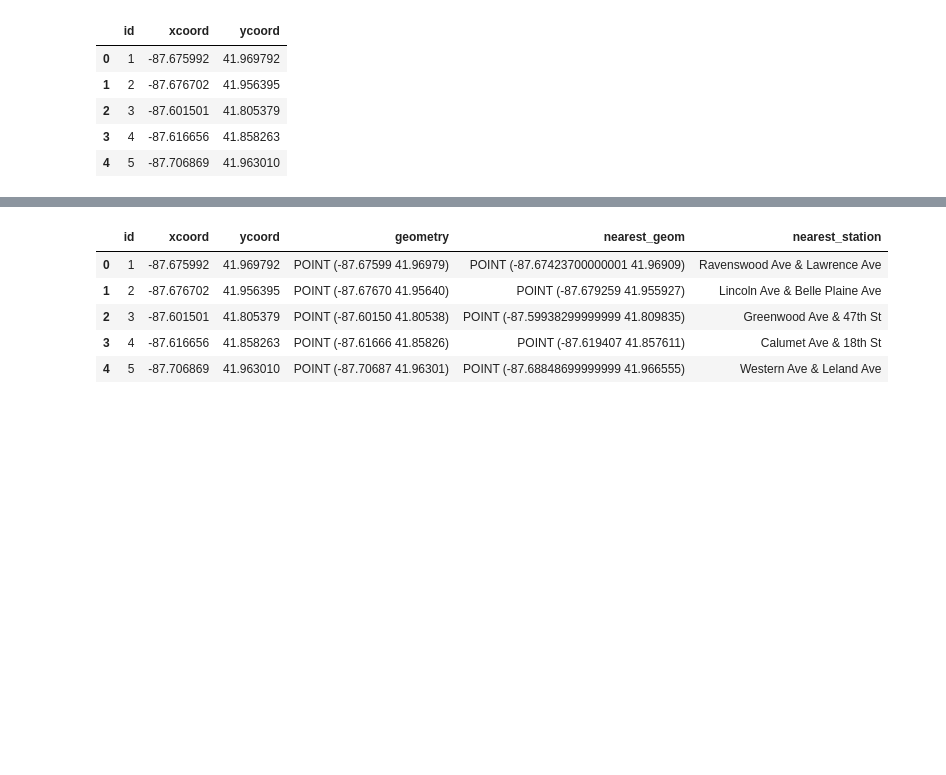
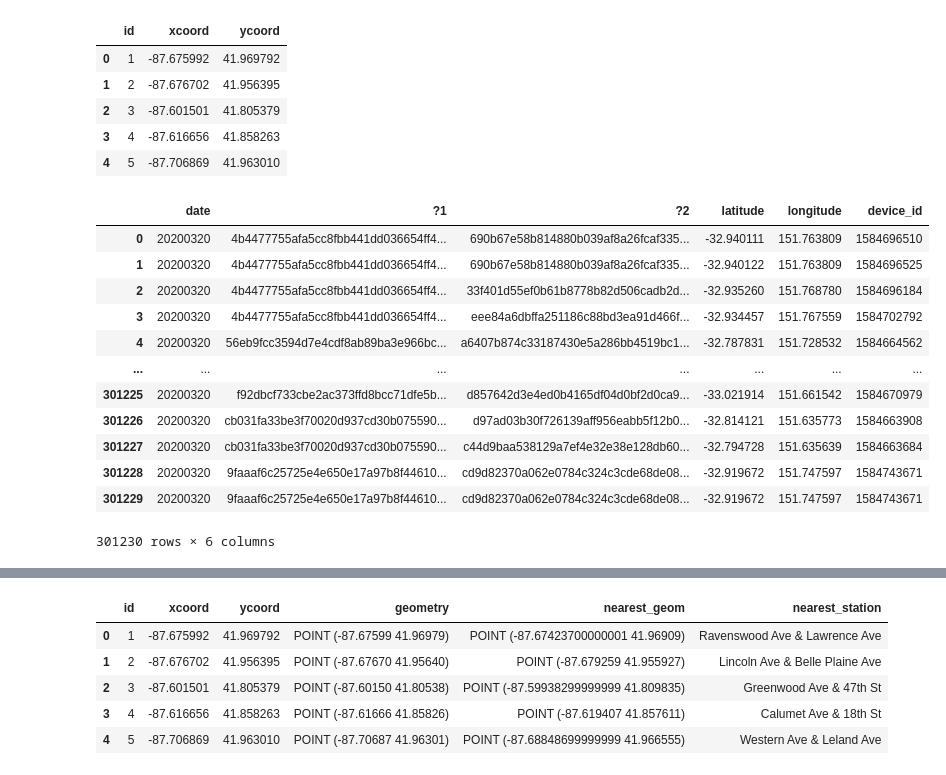
Before and after one commit to blakeelias/COVID_data_exploration, a Jupyter notebook: code/data_exploration/NNA.ipynb, the cells around one changed output, grey strips where cells are left out. Drawn from its saved outputs; the diff is of its cells as text; code cells hidden in the pictures; blank space fills up the shorter version.

```diff
--- a/code/data_exploration/NNA.ipynb
+++ b/code/data_exploration/NNA.ipynb
@@ -55,3 +53,6 @@ device_locations = unique_devices.single_device_tracking('../../')
+# %%
+#device_locations = unique_devices.single_device_tracking('../../')
+device_locations = unique_devices.all_device_tracking('../../')
 # %%
 points = pd.read_csv("points.csv")
 points.head()
@@ -70,5 +71,21 @@ stations_gdf = create_gdf(stations)
 points_gdf = create_gdf(points)
 # %%
 device_locations_gdf = create_gdf(device_locations, x='latitude', y='longitude')
+# %%
+device_locations
+# %% [output]
+|  | date | ?1 | ?2 | latitude | longitude | device_id |
+| 0 | 20200320 | 4b4477755afa5cc8fbb441dd036654ff4... | 690b67e58b814880b039af8a26fcaf335... | -32.940111 | 151.763809 | 1584696510 |
+| 1 | 20200320 | 4b4477755afa5cc8fbb441dd036654ff4... | 690b67e58b814880b039af8a26fcaf335... | -32.940122 | 151.763809 | 1584696525 |
+| 2 | 20200320 | 4b4477755afa5cc8fbb441dd036654ff4... | 33f401d55ef0b61b8778b82d506cadb2d... | -32.935260 | 151.768780 | 1584696184 |
+| 3 | 20200320 | 4b4477755afa5cc8fbb441dd036654ff4... | eee84a6dbffa251186c88bd3ea91d466f... | -32.934457 | 151.767559 | 1584702792 |
+| 4 | 20200320 | 56eb9fcc3594d7e4cdf8ab89ba3e966bc... | a6407b874c33187430e5a286bb4519bc1... | -32.787831 | 151.728532 | 1584664562 |
+| ... | ... | ... | ... | ... | ... | ... |
+| 301225 | 20200320 | f92dbcf733cbe2ac373ffd8bcc71dfe5b... | d857642d3e4ed0b4165df04d0bf2d0ca9... | -33.021914 | 151.661542 | 1584670979 |
+| 301226 | 20200320 | cb031fa33be3f70020d937cd30b075590... | d97ad03b30f726139aff956eabb5f12b0... | -32.814121 | 151.635773 | 1584663908 |
+| 301227 | 20200320 | cb031fa33be3f70020d937cd30b075590... | c44d9baa538129a7ef4e32e38e128db60... | -32.794728 | 151.635639 | 1584663684 |
+| 301228 | 20200320 | 9faaaf6c25725e4e650e17a97b8f44610... | cd9d82370a062e0784c324c3cde68de08... | -32.919672 | 151.747597 | 1584743671 |
+| 301229 | 20200320 | 9faaaf6c25725e4e650e17a97b8f44610... | cd9d82370a062e0784c324c3cde68de08... | -32.919672 | 151.747597 | 1584743671 |
+301230 rows × 6 columns
 # %%
 m = folium.Map([device_locations.iloc[0]['latitude'], device_locations.iloc[0]['longitude']],
```
Also changed, not shown: parts of 4 cells of this notebook, 1 other file.
